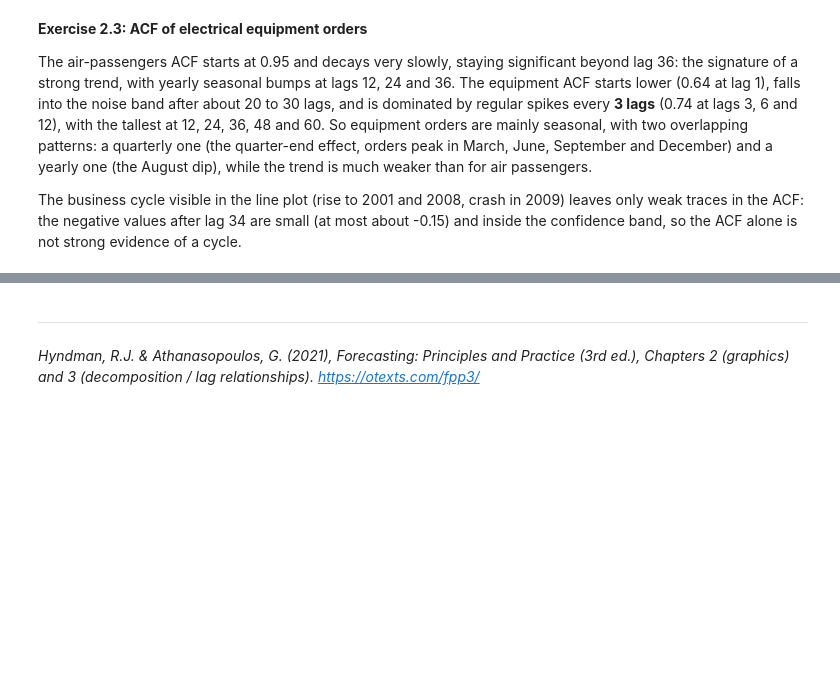
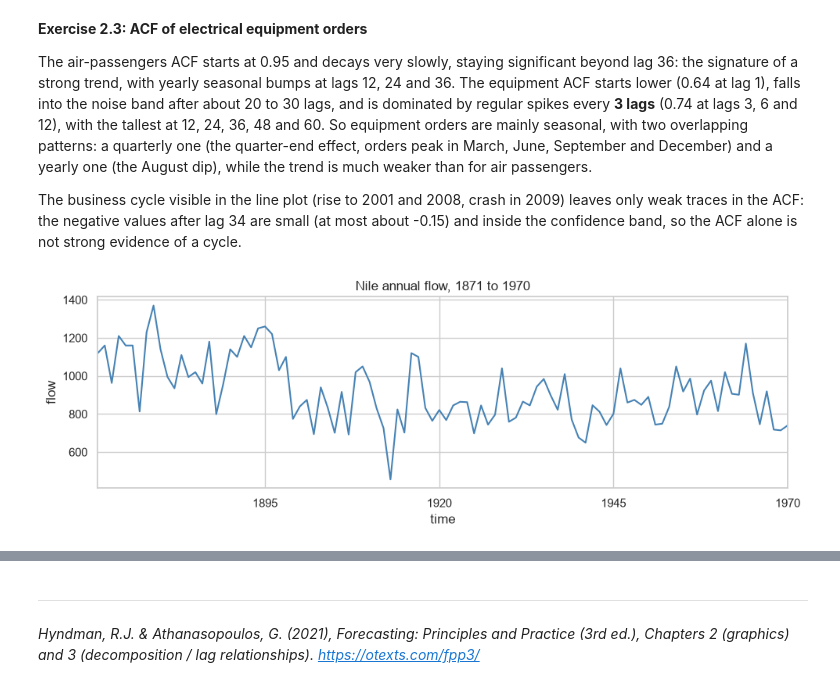
Before and after one commit to rouzbeh-enayatzadeh/ds-time-series-analysis, a Jupyter notebook: 02_eda_and_visualization.ipynb, the cells around one changed output, grey strips where cells are left out. Drawn from its saved outputs; the diff is of its cells as text; code cells hidden in the pictures; blank space fills up the shorter version.

Commit message:
NB02 Exercises 2.3-2.4: equipment ACF (quarterly + yearly seasonality) and Nile diagnosis (1899 break creates most of the lag-1 memory)

```diff
--- a/02_eda_and_visualization.ipynb
+++ b/02_eda_and_visualization.ipynb
@@ -370,3 +370,17 @@ plt.show()
 The air-passengers ACF starts at 0.95 and decays very slowly, staying significant beyond lag 36: the signature of a strong trend, with yearly seasonal bumps at lags 12, 24 and 36. The equipment ACF starts lower (0.64 at lag 1), falls into the noise band after about 20 to 30 lags, and is dominated by regular spikes every **3 lags** (0.74 at lags 3, 6 and 12), with the tallest at 12, 24, 36, 48 and 60. So equipment orders are mainly seasonal, with two overlapping patterns: a quarterly one (the quarter-end effect, orders peak in March, June, September and December) and a yearly one (the August dip), while the trend is much weaker than for air passengers.
 
 The business cycle visible in the line plot (rise to 2001 and 2008, crash in 2009) leaves only weak traces in the ACF: the negative values after lag 34 are small (at most about -0.15) and inside the confidence band, so the ACF alone is not strong evidence of a cycle.
+# %%
+nile = get_rdataset("Nile").data
+nile_series = nile.set_index("time")["value"]
+nile_series.index = pd.to_datetime(nile_series.index, format="%Y")
+nile_series.name = "flow"
+
+fig, ax = plt.subplots(figsize=(10, 3.5))
+nile_series.plot(ax=ax, color="steelblue")
+ax.set_title("Nile annual flow, 1871 to 1970")
+ax.set_ylabel("flow")
+plt.tight_layout()
+plt.show()
+# %% [output]
+[figure, added]
```
Also changed, not shown: parts of 3 cells of this notebook.
